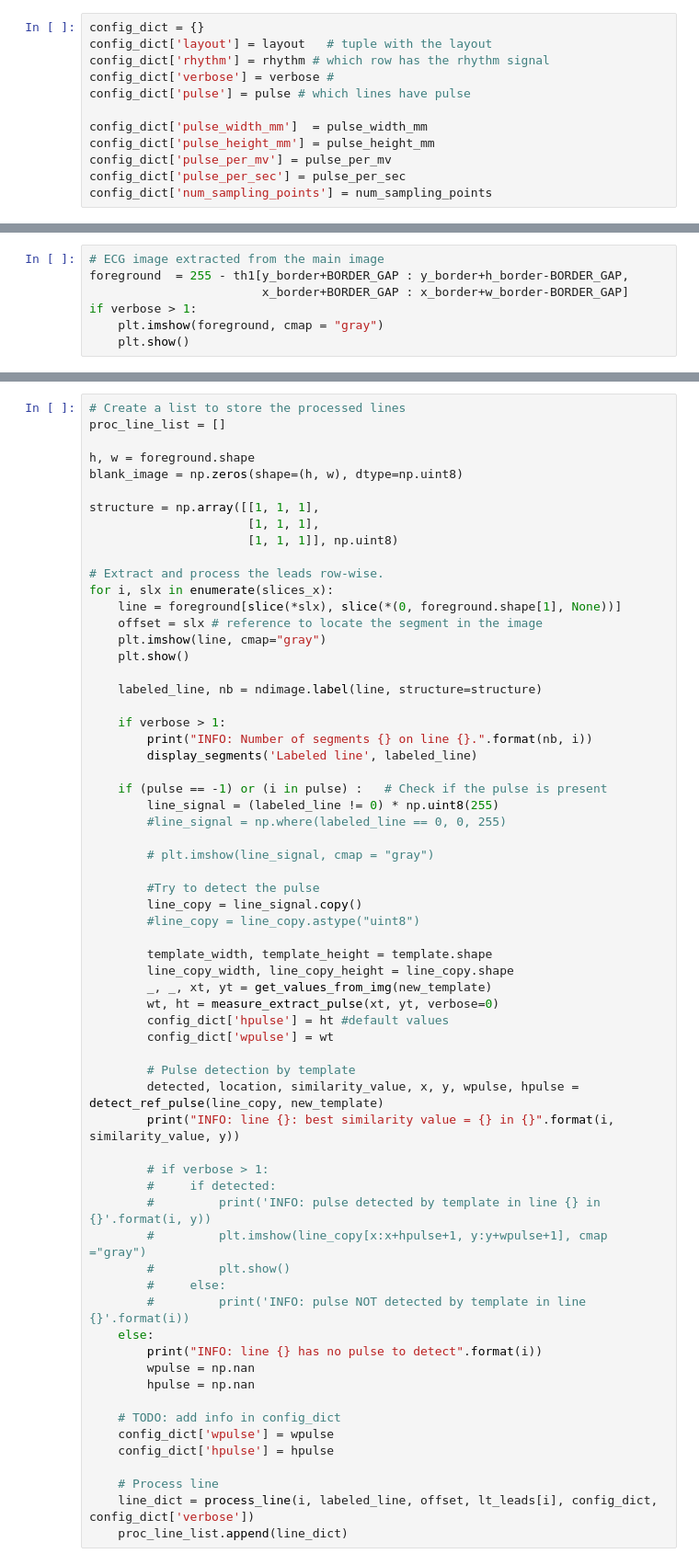
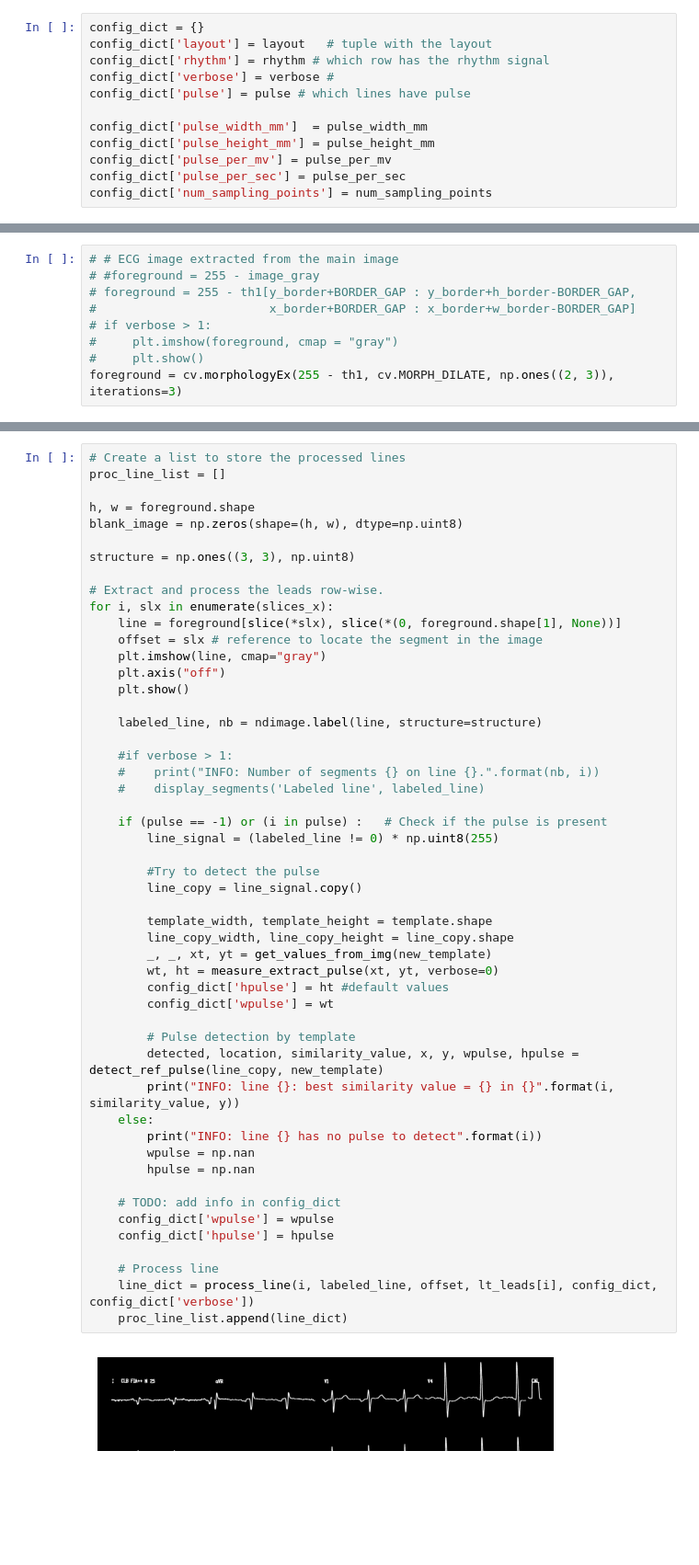
Before and after one commit to jamaral68/ecg-digitization-tool, a Jupyter notebook: edt_nb.ipynb, the cells around one changed output, grey strips where cells are left out. Shown at 92% size. Cells and saved outputs as stored; diff of their text form; blank space fills up the shorter version.

```diff
--- a/edt_nb.ipynb
+++ b/edt_nb.ipynb
@@ -149,10 +169,12 @@ if verbose > 1:
 # %%
-# ECG image extracted from the main image
-foreground  = 255 - th1[y_border+BORDER_GAP : y_border+h_border-BORDER_GAP,
-                        x_border+BORDER_GAP : x_border+w_border-BORDER_GAP]
-if verbose > 1:
-    plt.imshow(foreground, cmap = "gray")
-    plt.show()
+# # ECG image extracted from the main image
+# #foreground = 255 - image_gray
+# foreground = 255 - th1[y_border+BORDER_GAP : y_border+h_border-BORDER_GAP,
+#                        x_border+BORDER_GAP : x_border+w_border-BORDER_GAP]
+# if verbose > 1:
+#     plt.imshow(foreground, cmap = "gray")
+#     plt.show()
+foreground = cv.morphologyEx(255 - th1, cv.MORPH_DILATE, np.ones((2, 3)), iterations=3)
 # %%
 #template_name = 'images/pul.png'
 template = cv.imread(template_name, cv.IMREAD_GRAYSCALE)
@@ -205,60 +233,49 @@ proc_line_list = []
 h, w = foreground.shape
 blank_image = np.zeros(shape=(h, w), dtype=np.uint8)
 
-structure = np.array([[1, 1, 1],
-                      [1, 1, 1],
-                      [1, 1, 1]], np.uint8)
+structure = np.ones((3, 3), np.uint8)
 
 # Extract and process the leads row-wise.
 for i, slx in enumerate(slices_x):
     line = foreground[slice(*slx), slice(*(0, foreground.shape[1], None))]
     offset = slx # reference to locate the segment in the image
     plt.imshow(line, cmap="gray")
+    plt.axis("off")
     plt.show()
 
     labeled_line, nb = ndimage.label(line, structure=structure)
 
-    if verbose > 1:
-        print("INFO: Number of segments {} on line {}.".format(nb, i))
-        display_segments('Labeled line', labeled_line)
+    #if verbose > 1:
+    #    print("INFO: Number of segments {} on line {}.".format(nb, i))
+    #    display_segments('Labeled line', labeled_line)
 
     if (pulse == -1) or (i in pulse) :   # Check if the pulse is present
         line_signal = (labeled_line != 0) * np.uint8(255)
-        #line_signal = np.where(labeled_line == 0, 0, 255)
-
-        # plt.imshow(line_signal, cmap = "gray")
 
         #Try to detect the pulse
         line_copy = line_signal.copy()
-        #line_copy = line_copy.astype("uint8")
 
         template_width, template_height = template.shape
         line_copy_width, line_copy_height = line_copy.shape
         _, _, xt, yt = get_values_from_img(new_template)
         wt, ht = measure_extract_pulse(xt, yt, verbose=0)
         config_dict['hpulse'] = ht #default values
         config_dict['wpulse'] = wt
 
         # Pulse detection by template
         detected, location, similarity_value, x, y, wpulse, hpulse = detect_ref_pulse(line_copy, new_template)
         print("INFO: line {}: best similarity value = {} in {}".format(i, similarity_value, y))
-
-        # if verbose > 1:
-        #     if detected:
-        #         print('INFO: pulse detected by template in line {} in {}'.format(i, y))
-        #         plt.imshow(line_copy[x:x+hpulse+1, y:y+wpulse+1], cmap ="gray")
-        #         plt.show()
-        #     else:
-        #         print('INFO: pulse NOT detected by template in line {}'.format(i))
     else:
         print("INFO: line {} has no pulse to detect".format(i))
         wpulse = np.nan
         hpulse = np.nan
 
     # TODO: add info in config_dict
     config_dict['wpulse'] = wpulse
     config_dict['hpulse'] = hpulse
 
     # Process line
     line_dict = process_line(i, labeled_line, offset, lt_leads[i], config_dict, config_dict['verbose'])
     proc_line_list.append(line_dict)
+# %% [output]
+[figure, added]
```
Also changed, not shown: parts of 15 cells of this notebook, 2 other files.
